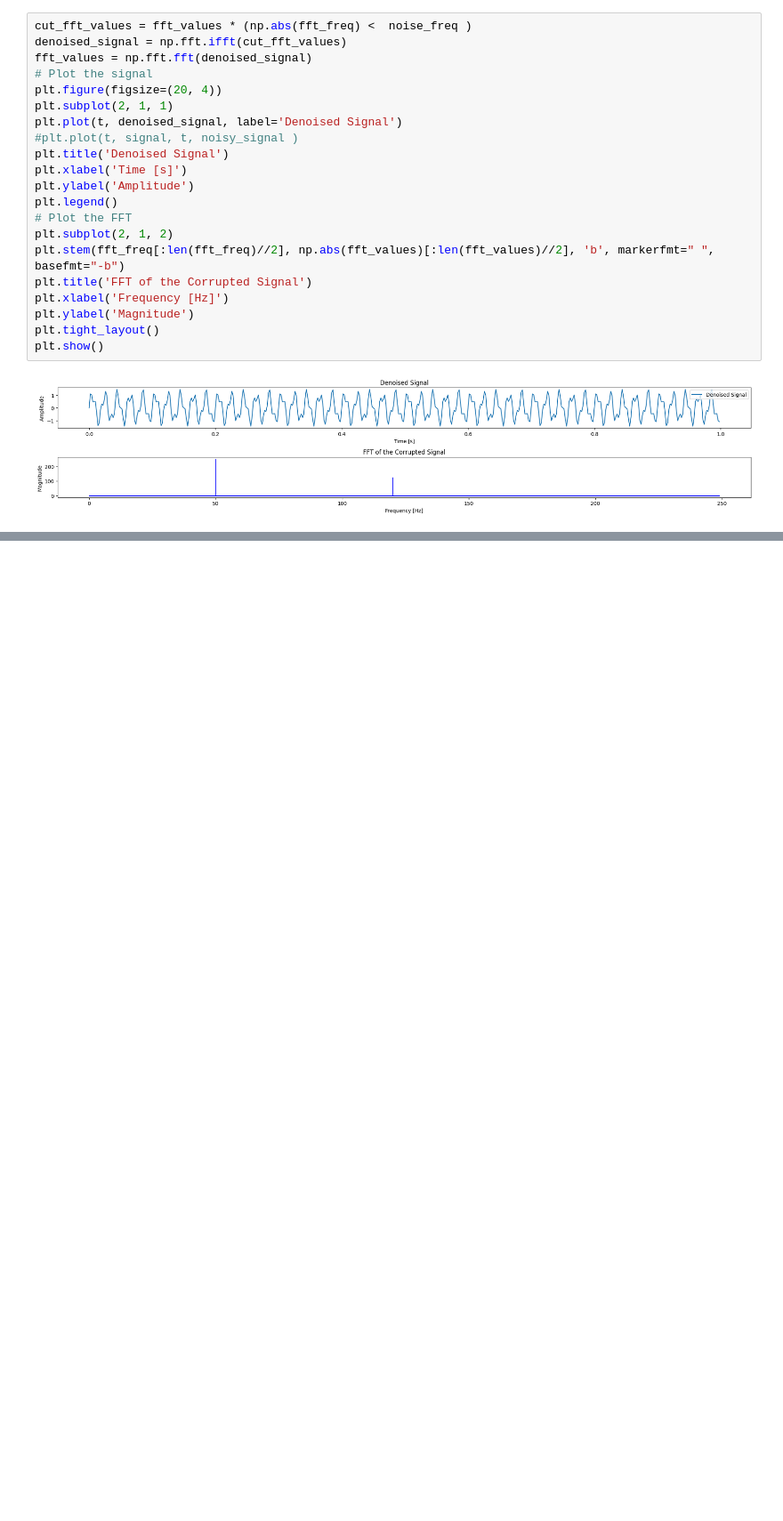
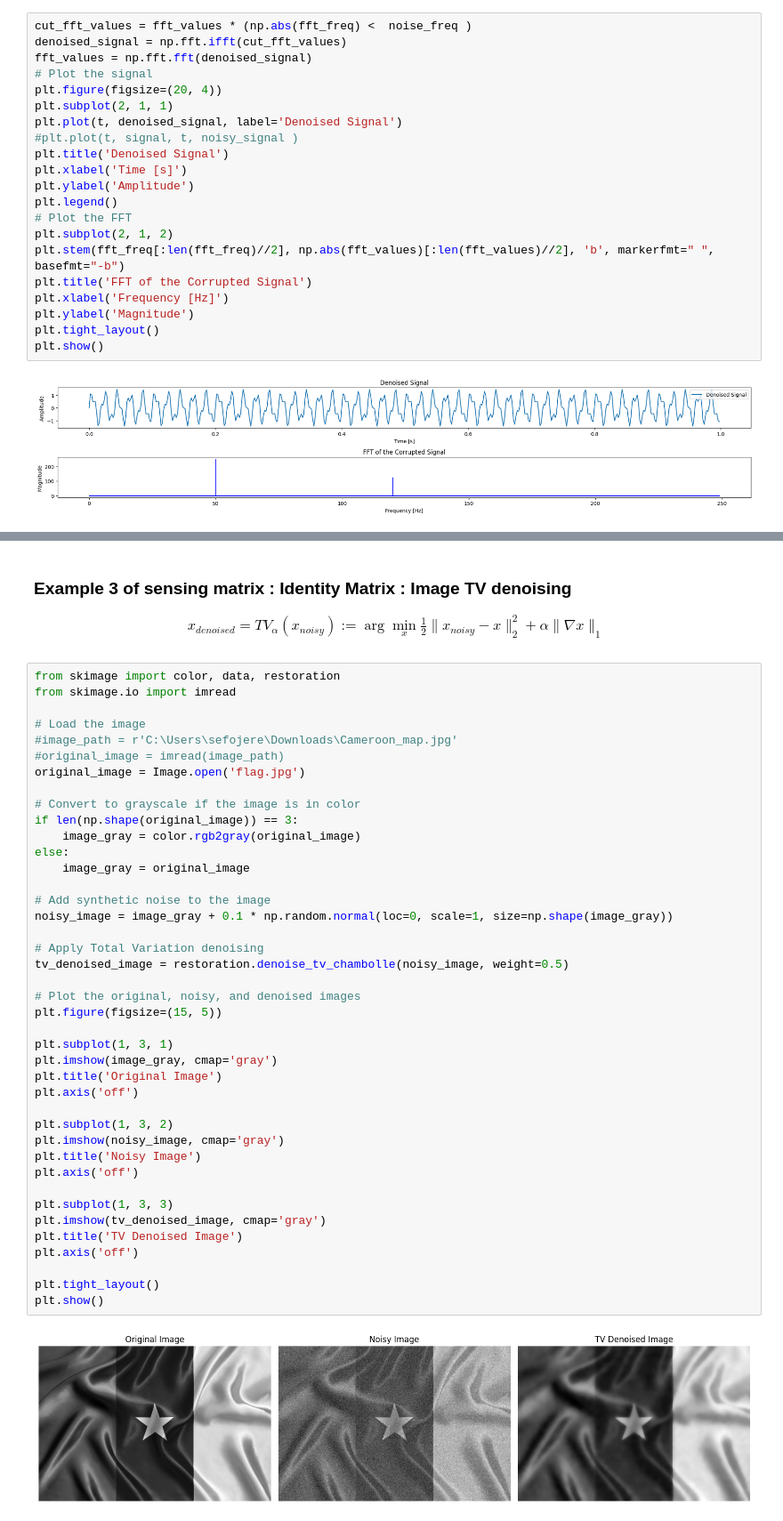
Before and after one commit to JeremieSefo/How-far-can-Mathematics-Go__Applied-Maths, a Jupyter notebook: gradient descent.ipynb, the cells around one changed output, grey strips where cells are left out. Shown at 89% size. Cells and saved outputs as stored; diff of their text form; blank space fills up the shorter version.

```diff
--- a/gradient descent.ipynb
+++ b/gradient descent.ipynb
@@ -463,0 +528,49 @@ plt.show()
+# %% [markdown]
+### Example 3 of sensing matrix : Identity Matrix : Image TV denoising
+
+\begin{align*}
+x_{denoised} = TV_{\alpha}(x_{noisy}) := \arg \min_{x} \frac{1}{2} \| x_{noisy} - x \|_{2}^{2} + \alpha  \| \nabla x \|_{1}
+\end{align*}
+# %%
+from skimage import color, data, restoration
+from skimage.io import imread
+
+# Load the image
+#image_path = r'C:\Users\sefojere\Downloads\Cameroon_map.jpg'
+#original_image = imread(image_path)
+original_image = Image.open('flag.jpg')
+
+# Convert to grayscale if the image is in color
+if len(np.shape(original_image)) == 3:
+    image_gray = color.rgb2gray(original_image)
+else:
+    image_gray = original_image
+
+# Add synthetic noise to the image
+noisy_image = image_gray + 0.1 * np.random.normal(loc=0, scale=1, size=np.shape(image_gray))
+
+# Apply Total Variation denoising
+tv_denoised_image = restoration.denoise_tv_chambolle(noisy_image, weight=0.5)
+
+# Plot the original, noisy, and denoised images
+plt.figure(figsize=(15, 5))
+
+plt.subplot(1, 3, 1)
+plt.imshow(image_gray, cmap='gray')
+plt.title('Original Image')
+plt.axis('off')
+
+plt.subplot(1, 3, 2)
+plt.imshow(noisy_image, cmap='gray')
+plt.title('Noisy Image')
+plt.axis('off')
+
+plt.subplot(1, 3, 3)
+plt.imshow(tv_denoised_image, cmap='gray')
+plt.title('TV Denoised Image')
+plt.axis('off')
+
+plt.tight_layout()
+plt.show()
+# %% [output]
+[figure, added]
```
Also changed, not shown: parts of 9 cells of this notebook, 5 other files.
